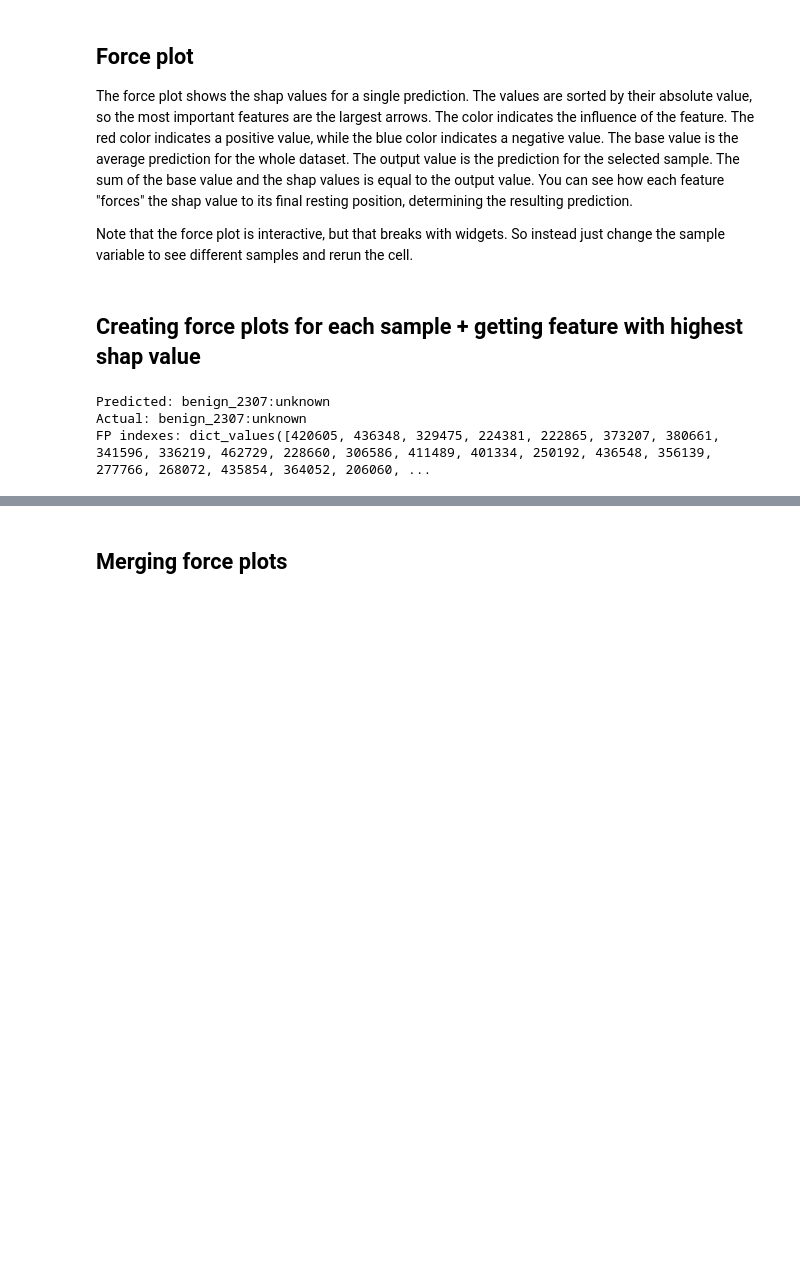
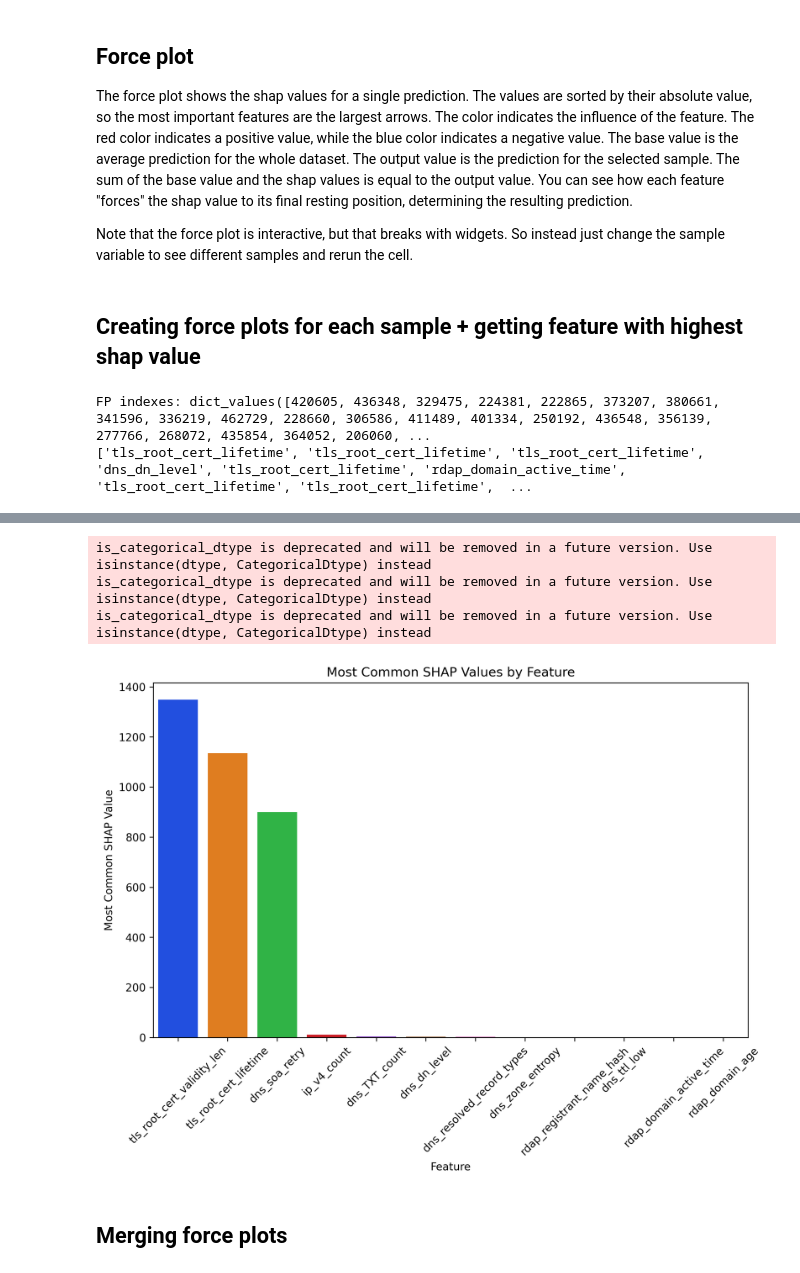
Before and after one commit to surViVeCZ/dr-playground, a Jupyter notebook: Playground.ipynb, the cells around one changed output, grey strips where cells are left out. Cells and saved outputs as stored; diff of their text form; code cells hidden in the pictures; blank space fills up the shorter version.

Commit message:
features statistical plot

```diff
--- a/Playground.ipynb
+++ b/Playground.ipynb
@@ -450,7 +450,7 @@ if not os.path.exists('false_positives/force_plots'):
 
 # Create a dictionary to store the highest SHAP values for each false positive
 highest_shap_values = {}
-
+feature_names = []
 # SHAP force plot for all FP in FP_index_xtest and save them to ../false_positives/FP_force_plots as pdf
 for i in FP_index_xtest:
     feature_name, adjusted_feature_value = get_feature_with_highest_shap(shap_values, X_test, i)
@@ -461,6 +461,7 @@ for i in FP_index_xtest:
 
     # Save the highest SHAP values to the dictionary
     highest_shap_values[domain_name] = (feature_name, adjusted_feature_value)
+    feature_names.append(feature_name)
 
     shap.force_plot(explainer.expected_value, shap_values[i,:], X_test.iloc[i,:], show=False, matplotlib=True)
     plt.savefig('false_positives/force_plots/FP_force_plot_' + str(i) + '.pdf', bbox_inches='tight')
@@ -473,7 +474,74 @@ sorted_highest_shap_values = dict(sorted(highest_shap_values.items(), key=lambda
 with open('false_positives/highest_shap.txt', 'w') as f:
     for domain_name, (feature_name, adjusted_feature_value) in sorted_highest_shap_values.items():
         f.write("Domain: %s, Feature: %s, SHAP Value: %.2f\n" % (domain_name, feature_name, adjusted_feature_value))
+
+#úrint feature_names
+print(feature_names)
 # %% [output]
-Predicted: benign_2307:unknown
-Actual: benign_2307:unknown
 FP indexes: dict_values([420605, 436348, 329475, 224381, 222865, 373207, 380661, 341596, 336219, 462729, 228660, 306586, 411489, 401334, 250192, 436548, 356139, 277766, 268072, 435854, 364052, 206060, ...
+['tls_root_cert_lifetime', 'tls_root_cert_lifetime', 'tls_root_cert_lifetime', 'dns_dn_level', 'tls_root_cert_lifetime', 'rdap_domain_active_time', 'tls_root_cert_lifetime', 'tls_root_cert_lifetime',  ...
+# %%
+import matplotlib.pyplot as plt
+import seaborn as sns
+import pandas as pd
+from collections import Counter
+
+# Initialize dictionaries to store aggregated data
+feature_shap_sum = {}
+feature_shap_count = {}
+feature_shap_values = {}
+
+# Read the data from the file
+with open('false_positives/highest_shap.txt', 'r') as f:
+    for line in f:
+        parts = line.strip().split(', ')
+        feature_name = parts[1].split(': ')[1]
+        shap_value = float(parts[2].split(': ')[1])
+
+        # Aggregate SHAP values for each feature
+        if feature_name not in feature_shap_sum:
+            feature_shap_sum[feature_name] = 0
+            feature_shap_count[feature_name] = 0
+            feature_shap_values[feature_name] = []
+
+        feature_shap_sum[feature_name] += shap_value
+        feature_shap_count[feature_name] += 1
+        feature_shap_values[feature_name].append(shap_value)
+
+# Calculate summary statistics
+feature_summary = {
+    'Feature': [],
+    'Average SHAP Value': [],
+    'Most Common SHAP Value': [],
+    'Count': []
+}
+
+for feature_name, shap_values in feature_shap_values.items():
+    feature_summary['Feature'].append(feature_name)
+    feature_summary['Average SHAP Value'].append(feature_shap_sum[feature_name] / feature_shap_count[feature_name])
+    most_common = Counter(shap_values).most_common(1)
+    feature_summary['Most Common SHAP Value'].append(most_common[0][0])
+    feature_summary['Count'].append(len(shap_values))
+
+vibrant_palette = sns.color_palette("bright", n_colors=len(summary_df))
+# Create a DataFrame from the summary data
+summary_df = pd.DataFrame(feature_summary)
+
+# Sort the DataFrame by the most common SHAP value count
+summary_df = summary_df.sort_values(by='Most Common SHAP Value', ascending=False)
+# Display the summary DataFrame
+print(summary_df)
+
+#save summary_df to csv
+summary_df.to_csv('false_positives/summary_df.csv', sep='\t')
+
+
+# Create a bar plot for the most common SHAP values
+plt.figure(figsize=(10, 6))
+sns.barplot(data=summary_df, x='Feature', y='Most Common SHAP Value', palette=vibrant_palette)
+plt.title('Most Common SHAP Values by Feature')
+plt.xticks(rotation=45)
+plt.xlabel('Feature')
+plt.ylabel('Most Common SHAP Value')
+plt.show()
+# %% [output]
@@ -480,3 +565,7 @@ FP indexes: dict_values([420605, 436348, 329475, 224381, 222865, 373207, 380661,
+is_categorical_dtype is deprecated and will be removed in a future version. Use isinstance(dtype, CategoricalDtype) instead
+is_categorical_dtype is deprecated and will be removed in a future version. Use isinstance(dtype, CategoricalDtype) instead
+is_categorical_dtype is deprecated and will be removed in a future version. Use isinstance(dtype, CategoricalDtype) instead
+[figure, added]
 # %% [markdown]
 ## Merging force plots
 # %%
```
Also changed, not shown: parts of 2 cells of this notebook, 2 other files.
